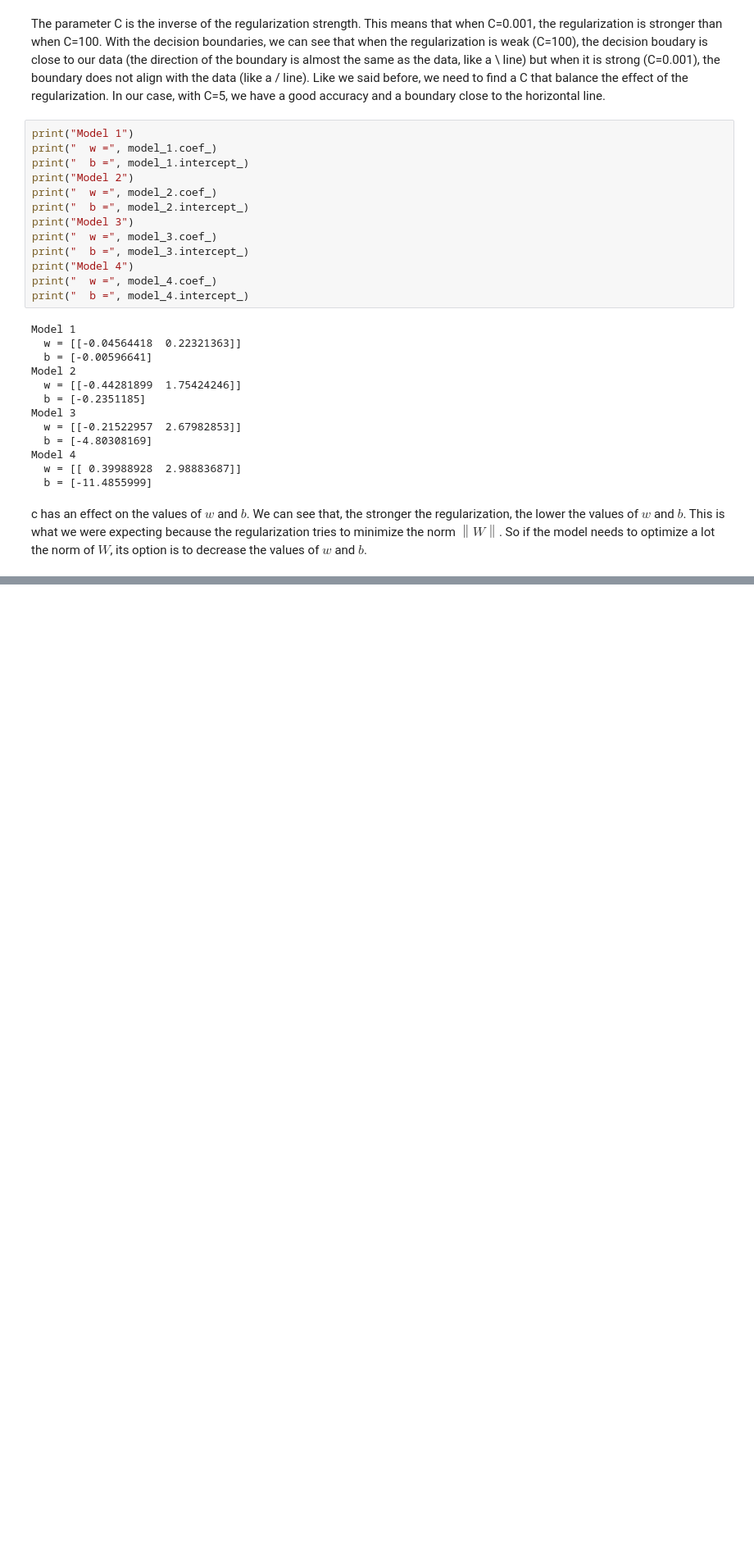
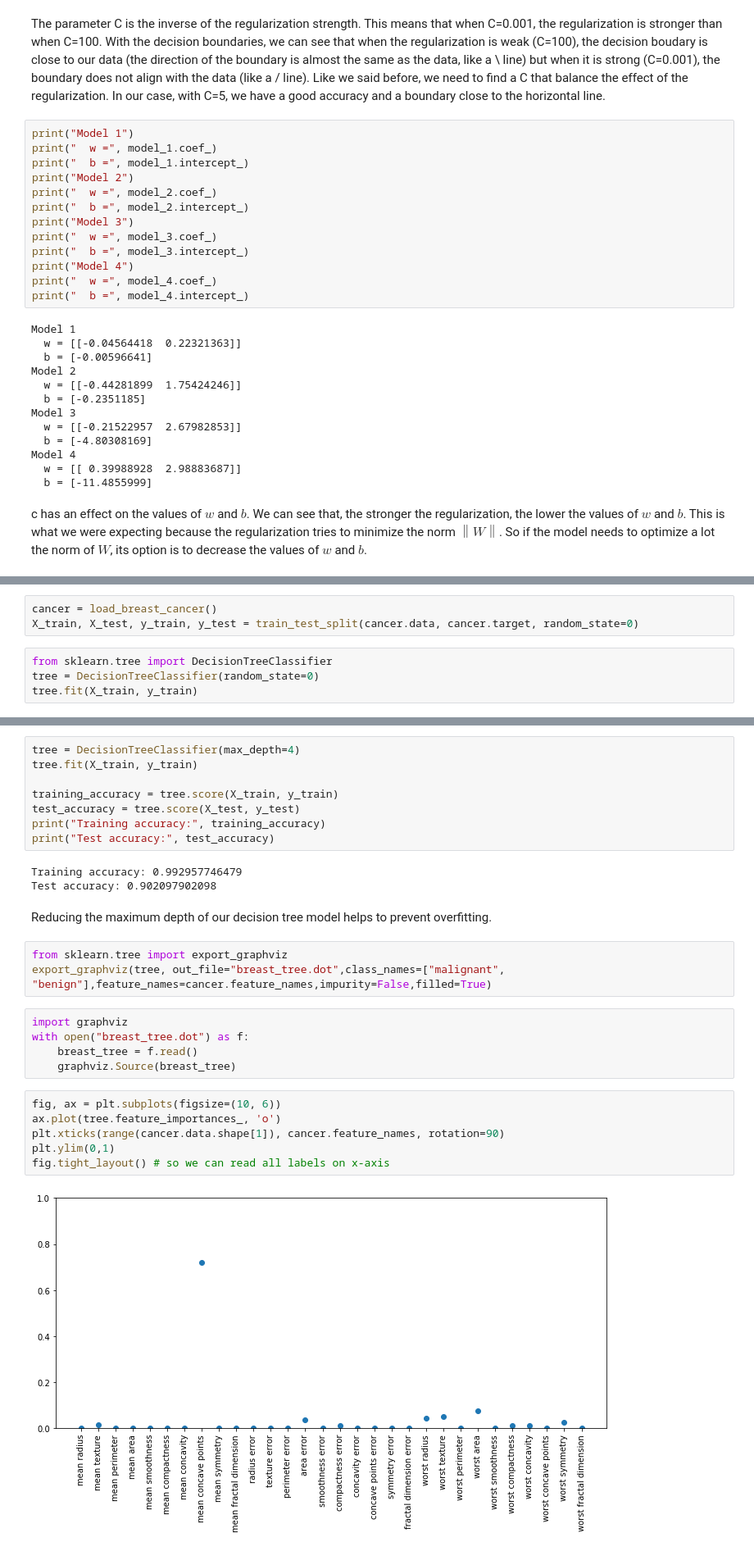
Before and after one commit to davidmilIs/Data-Clustering, a Jupyter notebook: Supervised-learning.ipynb, the cells around one changed output, grey strips where cells are left out. Shown at 82% size. Saved outputs shown, nothing was run; the diff lists cells and outputs as text; blank space fills up the shorter version.

Commit message:
Decision Tree

```diff
--- a/Supervised-learning.ipynb
+++ b/Supervised-learning.ipynb
@@ -410,0 +413,7 @@ c has an effect on the values of $w$ and $b$. We can see that, the stronger the
+# %%
+cancer = load_breast_cancer()
+X_train, X_test, y_train, y_test = train_test_split(cancer.data, cancer.target, random_state=0)
+# %%
+from sklearn.tree import DecisionTreeClassifier
+tree = DecisionTreeClassifier(random_state=0)
+tree.fit(X_train, y_train)
@@ -410,0 +437,29 @@ c has an effect on the values of $w$ and $b$. We can see that, the stronger the
+# %%
+tree = DecisionTreeClassifier(max_depth=4)
+tree.fit(X_train, y_train)
+
+training_accuracy = tree.score(X_train, y_train)
+test_accuracy = tree.score(X_test, y_test)
+print("Training accuracy:", training_accuracy)
+print("Test accuracy:", test_accuracy)
+# %% [output]
+Training accuracy: 0.992957746479
+Test accuracy: 0.902097902098
+# %% [markdown]
+Reducing the maximum depth of our decision tree model helps to prevent overfitting.
+# %%
+from sklearn.tree import export_graphviz
+export_graphviz(tree, out_file="breast_tree.dot",class_names=["malignant", "benign"],feature_names=cancer.feature_names,impurity=False,filled=True)
+# %%
+import graphviz
+with open("breast_tree.dot") as f:
+    breast_tree = f.read()
+    graphviz.Source(breast_tree)
+# %%
+fig, ax = plt.subplots(figsize=(10, 6))
+ax.plot(tree.feature_importances_, 'o')
+plt.xticks(range(cancer.data.shape[1]), cancer.feature_names, rotation=90)
+plt.ylim(0,1)
+fig.tight_layout() # so we can read all labels on x-axis
+# %% [output]
+[figure, added]
```
Also changed, not shown: parts of 3 cells of this notebook, 1 other file.
